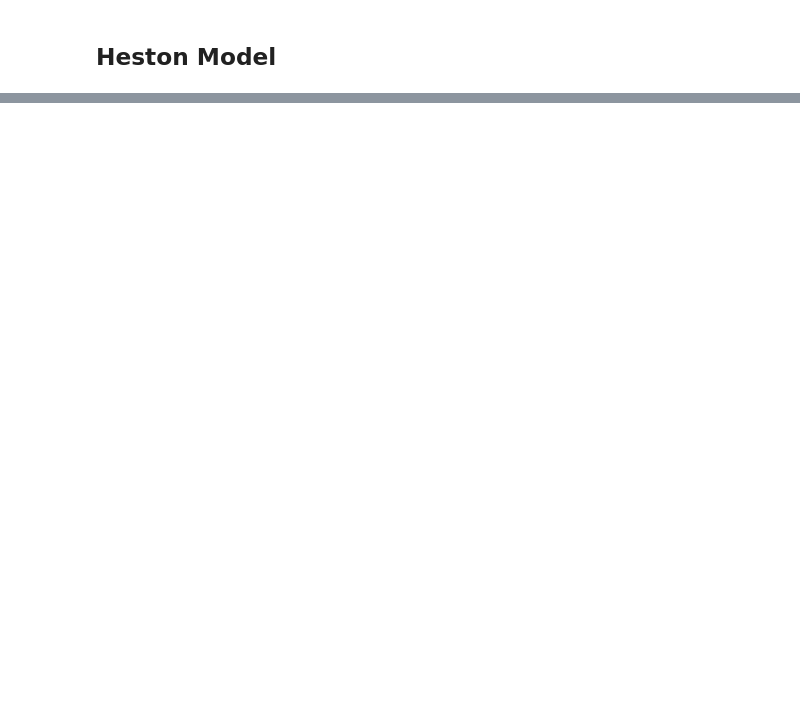
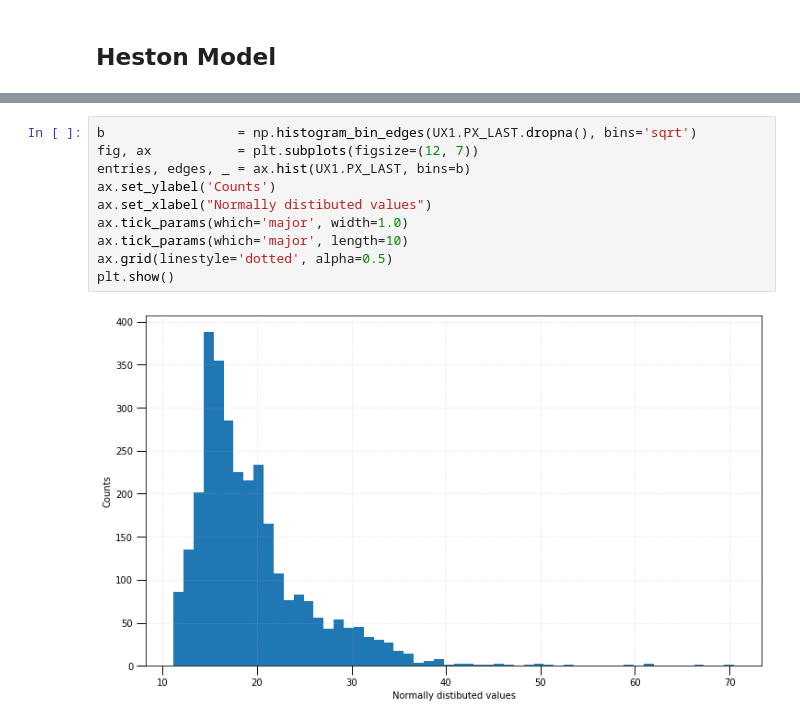
Before and after one commit to aidinattar/Volatility-carry-trading-strategy, a Jupyter notebook: Project.ipynb, the cells around one changed output, grey strips where cells are left out. Drawn from its saved outputs; the diff is of its cells as text; blank space fills up the shorter version.

```diff
--- a/Project.ipynb
+++ b/Project.ipynb
@@ -273,0 +326,12 @@ for t in range(SPX_price_window2.shape[0]-1):
+# %%
+b                 = np.histogram_bin_edges(UX1.PX_LAST.dropna(), bins='sqrt')
+fig, ax           = plt.subplots(figsize=(12, 7))
+entries, edges, _ = ax.hist(UX1.PX_LAST, bins=b)
+ax.set_ylabel('Counts')
+ax.set_xlabel("Normally distibuted values")
+ax.tick_params(which='major', width=1.0)
+ax.tick_params(which='major', length=10)
+ax.grid(linestyle='dotted', alpha=0.5)
+plt.show()
+# %% [output]
+[figure, added]
```
Also changed, not shown: parts of 8 cells of this notebook, 2 other files.
